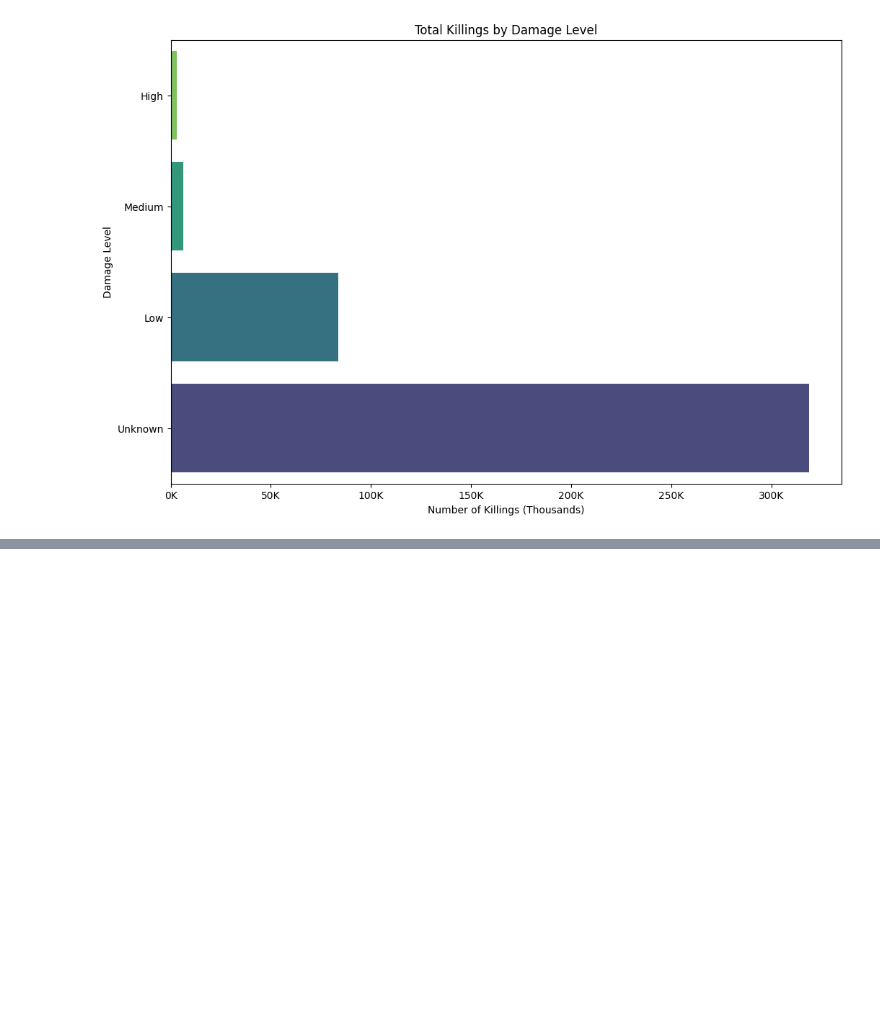
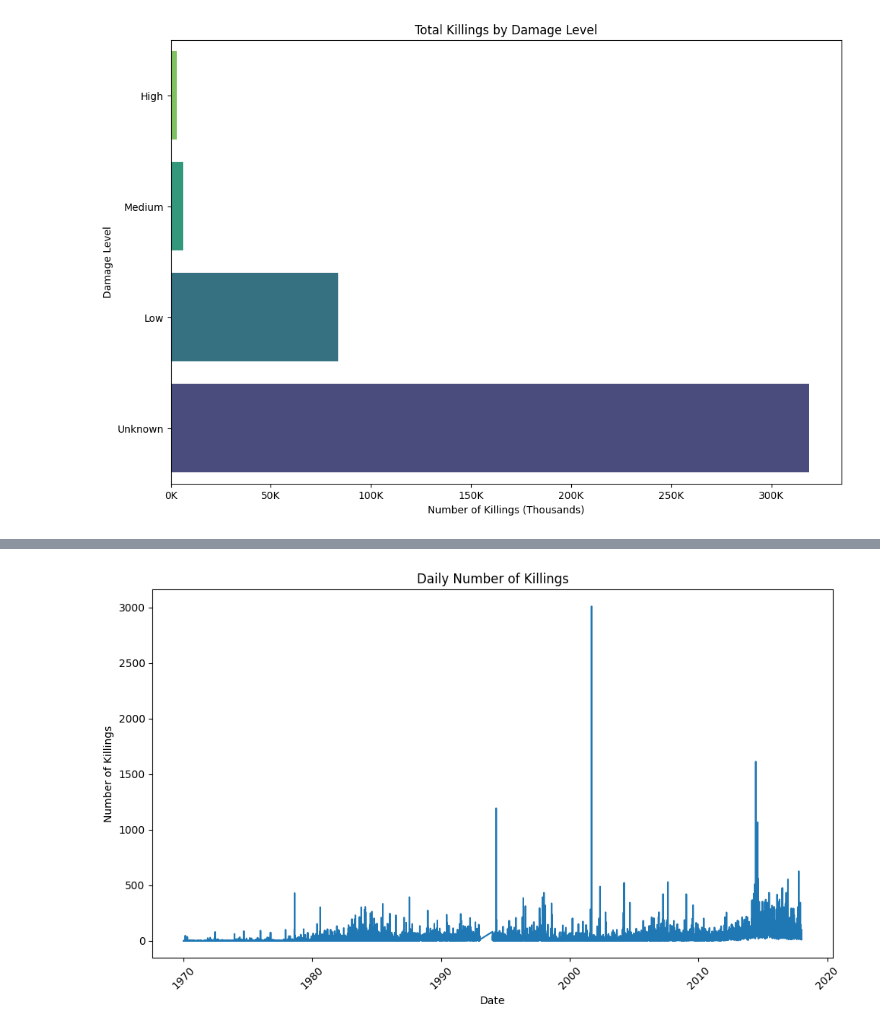
Before and after one commit to Asan1900/Data-Analytics, a Jupyter notebook: GlobalTerrorismDA/CTDA.ipynb, the cells around one changed output, grey strips where cells are left out. Saved outputs shown, nothing was run; the diff lists cells and outputs as text; code cells hidden in the pictures; blank space fills up the shorter version.

```diff
--- a/GlobalTerrorismDA/CTDA.ipynb
+++ b/GlobalTerrorismDA/CTDA.ipynb
@@ -414,0 +567,19 @@ Passing `palette` without assigning `hue` is deprecated and will be removed in v
+# %%
+nkill_daily = (data[['date', 'nkill']]
+               .fillna({'nkill': 0})
+               .assign(nkill=lambda x: x['nkill'].clip(lower=0))
+               .groupby('date', as_index=False)
+               .sum())
+
+nkill_daily['date'] = pd.to_datetime(nkill_daily['date'])
+
+plt.figure(figsize=(10, 6))
+sns.lineplot(data=nkill_daily, x='date', y='nkill')
+plt.title('Daily Number of Killings')
+plt.xlabel('Date')
+plt.ylabel('Number of Killings')
+plt.xticks(rotation=45)
+plt.tight_layout()
+plt.show()
+# %% [output]
+[figure, added]
```
Also changed, not shown: parts of 11 cells of this notebook.
